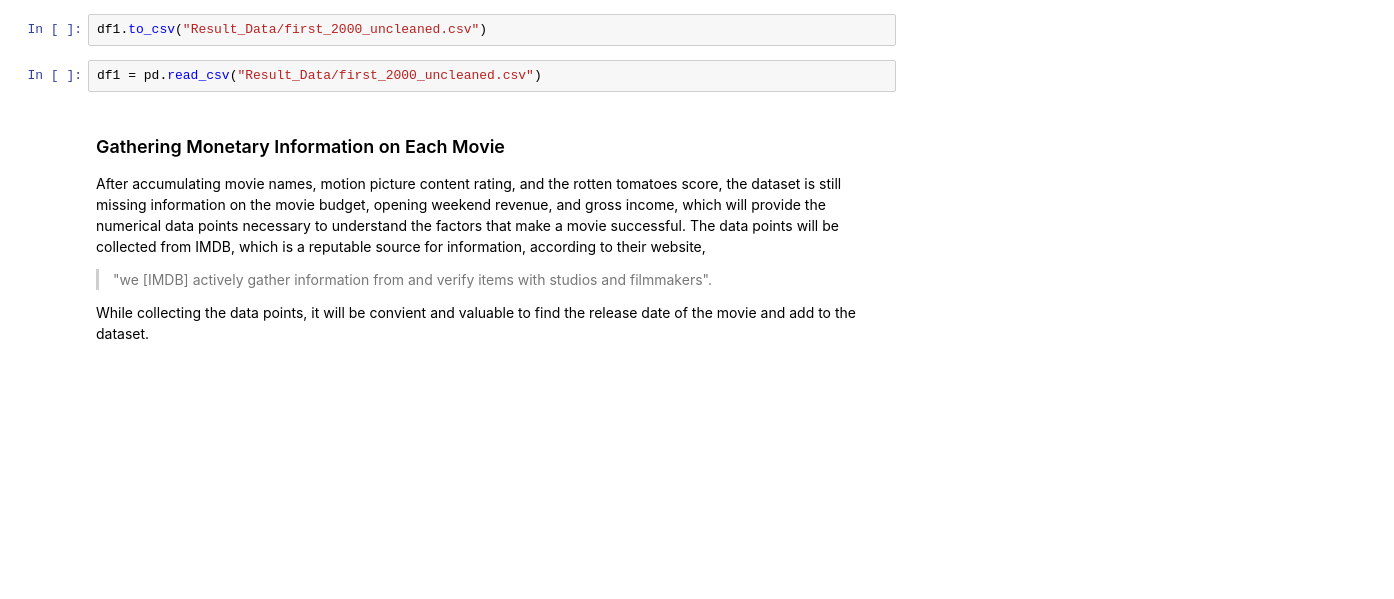
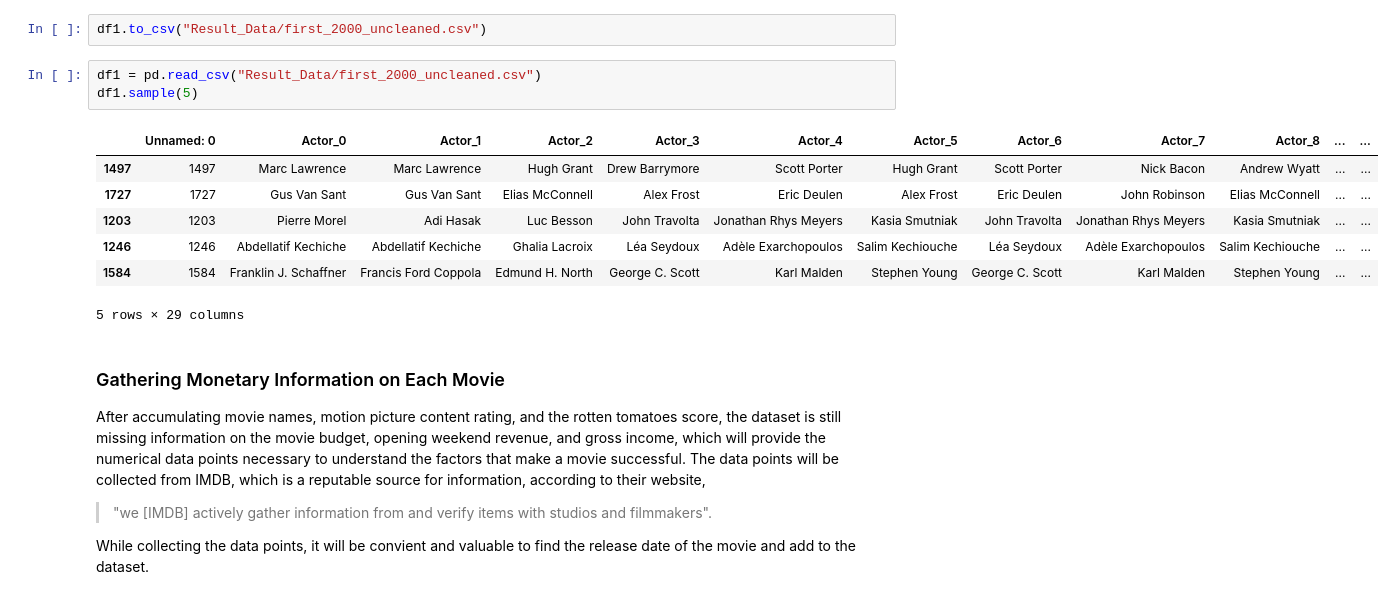
Before and after one commit to brookemosby/Movies, a Jupyter notebook: Jarvis_Project.ipynb, the cells around one changed output. Drawn from its saved outputs; the diff is of its cells as text; blank space fills up the shorter version.

```diff
--- a/Jarvis_Project.ipynb
+++ b/Jarvis_Project.ipynb
@@ -125,6 +125,15 @@ text_message("Finished","6787995970")
 df1.to_csv("Result_Data/first_2000_uncleaned.csv")
 # %%
 df1 = pd.read_csv("Result_Data/first_2000_uncleaned.csv")
+df1.sample(5)
+# %% [output]
+|  | Unnamed: 0 | Actor_0 | Actor_1 | Actor_2 | Actor_3 | Actor_4 | Actor_5 | Actor_6 | Actor_7 | Actor_8 | ... | ... |
+| 1497 | 1497 | Marc Lawrence | Marc Lawrence | Hugh Grant | Drew Barrymore | Scott Porter | Hugh Grant | Scott Porter | Nick Bacon | Andrew Wyatt | ... | ... |
+| 1727 | 1727 | Gus Van Sant | Gus Van Sant | Elias McConnell | Alex Frost | Eric Deulen | Alex Frost | Eric Deulen | John Robinson | Elias McConnell | ... | ... |
+| 1203 | 1203 | Pierre Morel | Adi Hasak | Luc Besson | John Travolta | Jonathan Rhys Meyers | Kasia Smutniak | John Travolta | Jonathan Rhys Meyers | Kasia Smutniak | ... | ... |
+| 1246 | 1246 | Abdellatif Kechiche | Abdellatif Kechiche | Ghalia Lacroix | Léa Seydoux | Adèle Exarchopoulos | Salim Kechiouche | Léa Seydoux | Adèle Exarchopoulos | Salim Kechiouche | ... | ... |
+| 1584 | 1584 | Franklin J. Schaffner | Francis Ford Coppola | Edmund H. North | George C. Scott | Karl Malden | Stephen Young | George C. Scott | Karl Malden | Stephen Young | ... | ... |
+5 rows × 29 columns
 # %% [markdown]
 ### Gathering Monetary Information on Each Movie
 After accumulating movie names, motion picture content rating, and the rotten tomatoes score, the dataset is still missing information on the movie budget, opening weekend revenue, and gross income, which will provide the numerical data points necessary to understand the factors that make a movie successful. The data points will be collected from IMDB, which is a reputable source for information, according to their website,
```
Also changed, not shown: 1 other file.
